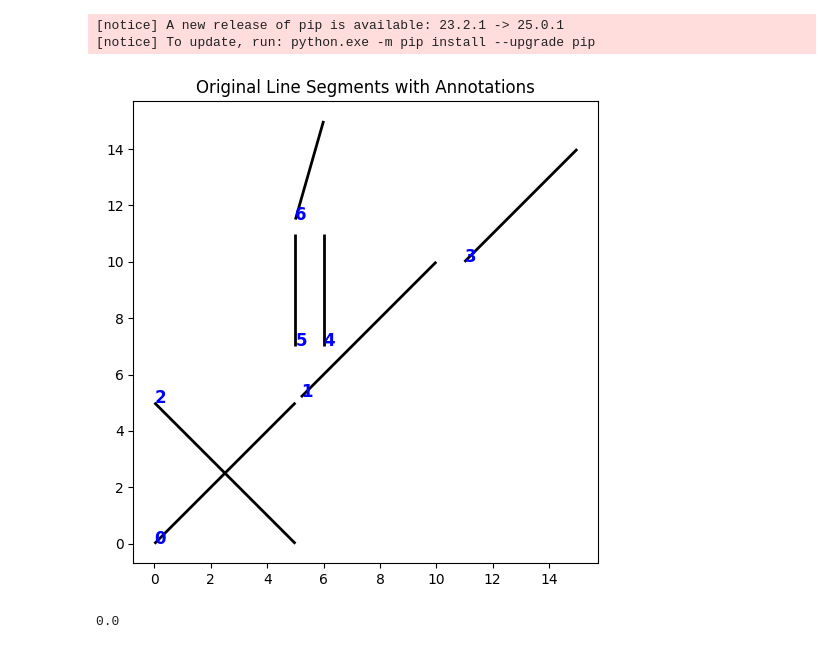
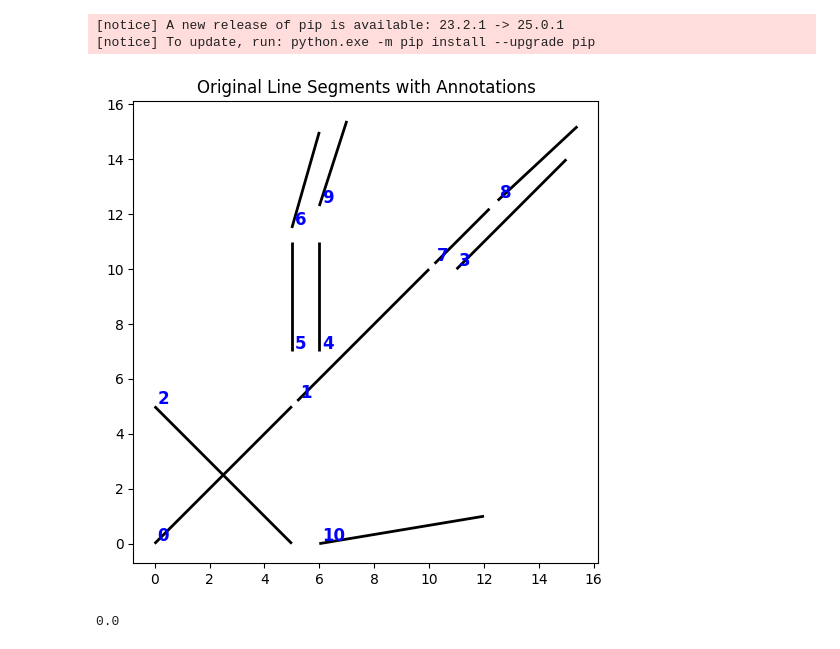
Before and after one commit to Ryan3Lima/Lineaments_python, a Jupyter notebook: line_connection.ipynb, the cells around one changed output. Saved outputs shown, nothing was run; the diff lists cells and outputs as text; code cells hidden in the pictures.

```diff
--- a/line_connection.ipynb
+++ b/line_connection.ipynb
@@ -25,33 +27,37 @@ from shapely.geometry import LineString
 
 # Create synthetic lines for testing
 lines = [
-    LineString([(0, 0), (5, 5)]),   # Line A
-    LineString([(5.2, 5.2), (10, 10)]),  # Line B - near A, same direction
-    LineString([(0, 5), (5, 0)]),   # Line C - crosses A, different direction
-    LineString([(11, 10), (15, 14)]), # Line D - far, but same angle
-    LineString([(6, 7), (6, 11)]),  # Line E - parallel/near B but vertical
-    LineString([(5, 7), (5, 11)]),  # Line F - vertical, near A
-    LineString([(5, 11.5),(6, 15)]),  # Line G - horizontal, near A
+    LineString([(0, 0), (5, 5)]),   # Line 0
+    LineString([(5.2, 5.2), (10, 10)]),  # Line 1- near 0, same direction
+    LineString([(0, 5), (5, 0)]),   # Line 2 - crosses 0, different direction
+    LineString([(11, 10), (15, 14)]), # Line 3 - far, but same angle
+    LineString([(6, 7), (6, 11)]),  # Line 4 - parallel/near 1 but vertical
+    LineString([(5, 7), (5, 11)]),  # Line 5 - vertical, near 1
+    LineString([(5, 11.5),(6, 15)]),  # Line 6 -
+    LineString([(10.2, 10.2),(12.2,12.2 )]),  # Line 7
+    LineString([(12.5, 12.5), (15.4, 15.2)]), # Line 8
+    LineString([(6, 12.3), (7, 15.4)]), # Line 9
+    LineString([(6, 0), (12, 1)]), # Line 10
 ]
 
 gdf = gpd.GeoDataFrame(geometry=lines)
 # %%
 # Plot the lines
 fig, ax = plt.subplots(figsize=(6, 6))
 gdf.plot(ax=ax, color='black', linewidth=2)
 
-labels = ['0', '1', '2', '3', '4', '5','6']  # Labels for the lines
+labels = ['0', '1', '2', '3', '4', '5','6','7','8','9','10']  # Labels for the lines
 
 # Annotate each line with its label
 for idx, line in enumerate(gdf.geometry):
     x, y = line.coords[0]  # Get the starting point of the line
-    ax.annotate(labels[idx], (x, y), color='blue', fontsize=12, weight='bold')
+    ax.annotate(labels[idx], (x+.1, y+.1), color='blue', fontsize=12, weight='bold')
 
 plt.title("Original Line Segments with Annotations")
 plt.axis('equal')
 plt.show()
 # %% [output]
-[figure, old version]
+[figure, new version]
 # %%
 import math
 
```
Also changed, not shown: parts of 17 cells of this notebook, 3 other files.
